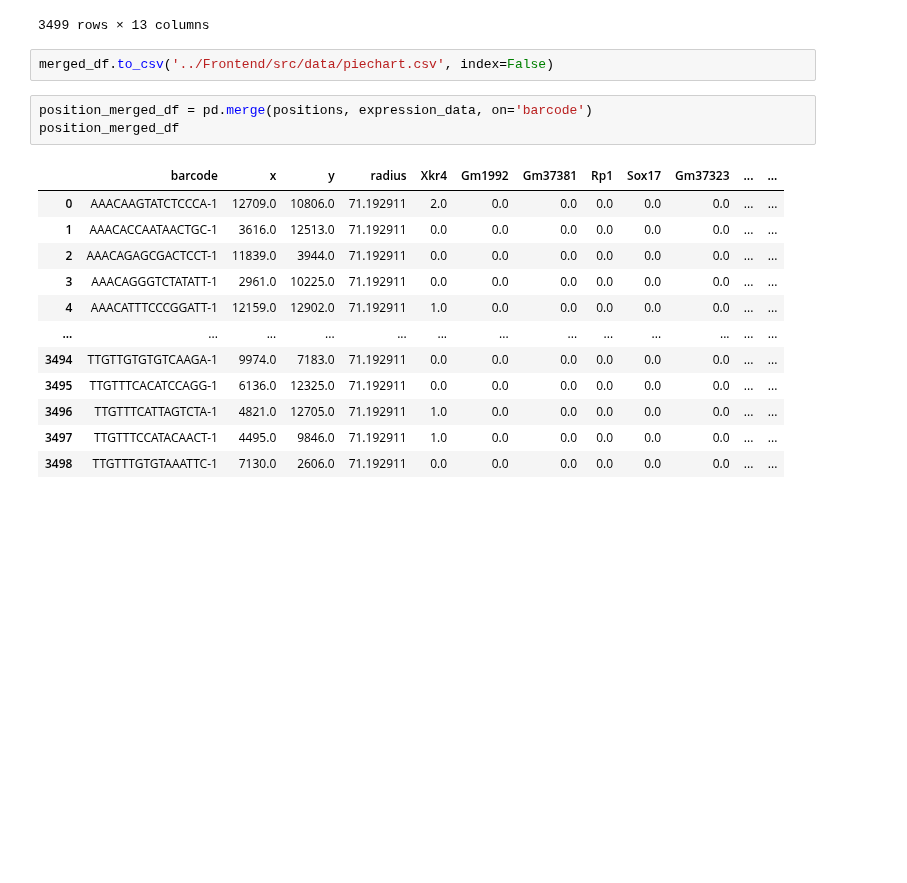
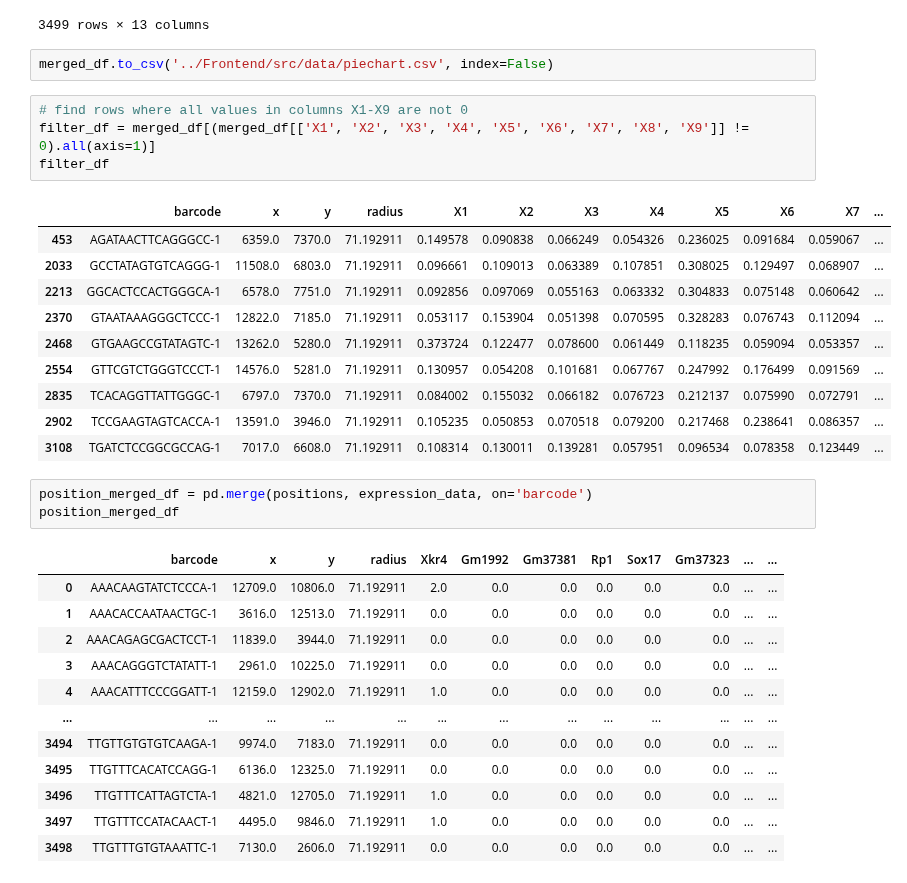
Before and after one commit to ScheWann/A-Part-to-Whole-Circular-Cell-Explorer, a Jupyter notebook: RedesignChallenge/Python/process.ipynb, the cells around one changed output. Saved outputs shown, nothing was run; the diff lists cells and outputs as text; blank space fills up the shorter version.

```diff
--- a/RedesignChallenge/Python/process.ipynb
+++ b/RedesignChallenge/Python/process.ipynb
@@ -45,6 +45,21 @@ merged_df
 3499 rows × 13 columns
 # %%
 merged_df.to_csv('../Frontend/src/data/piechart.csv', index=False)
+# %%
+# find rows where all values in columns X1-X9 are not 0
+filter_df = merged_df[(merged_df[['X1', 'X2', 'X3', 'X4', 'X5', 'X6', 'X7', 'X8', 'X9']] != 0).all(axis=1)]
+filter_df
+# %% [output]
+|  | barcode | x | y | radius | X1 | X2 | X3 | X4 | X5 | X6 | X7 | ... |
+| 453 | AGATAACTTCAGGGCC-1 | 6359.0 | 7370.0 | 71.192911 | 0.149578 | 0.090838 | 0.066249 | 0.054326 | 0.236025 | 0.091684 | 0.059067 | ... |
+| 2033 | GCCTATAGTGTCAGGG-1 | 11508.0 | 6803.0 | 71.192911 | 0.096661 | 0.109013 | 0.063389 | 0.107851 | 0.308025 | 0.129497 | 0.068907 | ... |
+| 2213 | GGCACTCCACTGGGCA-1 | 6578.0 | 7751.0 | 71.192911 | 0.092856 | 0.097069 | 0.055163 | 0.063332 | 0.304833 | 0.075148 | 0.060642 | ... |
+| 2370 | GTAATAAAGGGCTCCC-1 | 12822.0 | 7185.0 | 71.192911 | 0.053117 | 0.153904 | 0.051398 | 0.070595 | 0.328283 | 0.076743 | 0.112094 | ... |
+| 2468 | GTGAAGCCGTATAGTC-1 | 13262.0 | 5280.0 | 71.192911 | 0.373724 | 0.122477 | 0.078600 | 0.061449 | 0.118235 | 0.059094 | 0.053357 | ... |
+| 2554 | GTTCGTCTGGGTCCCT-1 | 14576.0 | 5281.0 | 71.192911 | 0.130957 | 0.054208 | 0.101681 | 0.067767 | 0.247992 | 0.176499 | 0.091569 | ... |
+| 2835 | TCACAGGTTATTGGGC-1 | 6797.0 | 7370.0 | 71.192911 | 0.084002 | 0.155032 | 0.066182 | 0.076723 | 0.212137 | 0.075990 | 0.072791 | ... |
+| 2902 | TCCGAAGTAGTCACCA-1 | 13591.0 | 3946.0 | 71.192911 | 0.105235 | 0.050853 | 0.070518 | 0.079200 | 0.217468 | 0.238641 | 0.086357 | ... |
+| 3108 | TGATCTCCGGCGCCAG-1 | 7017.0 | 6608.0 | 71.192911 | 0.108314 | 0.130011 | 0.139281 | 0.057951 | 0.096534 | 0.078358 | 0.123449 | ... |
 # %%
 position_merged_df = pd.merge(positions, expression_data, on='barcode')
 position_merged_df
```
Also changed, not shown: 1 other file.
